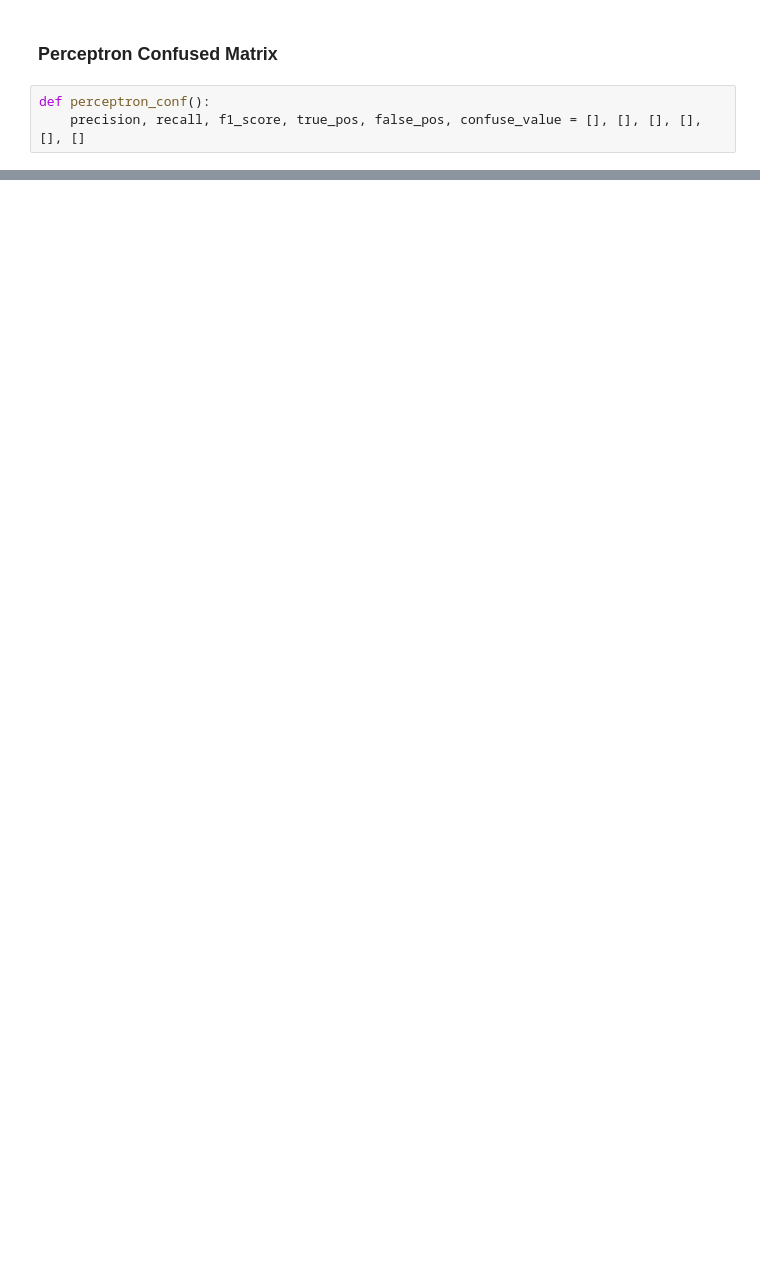
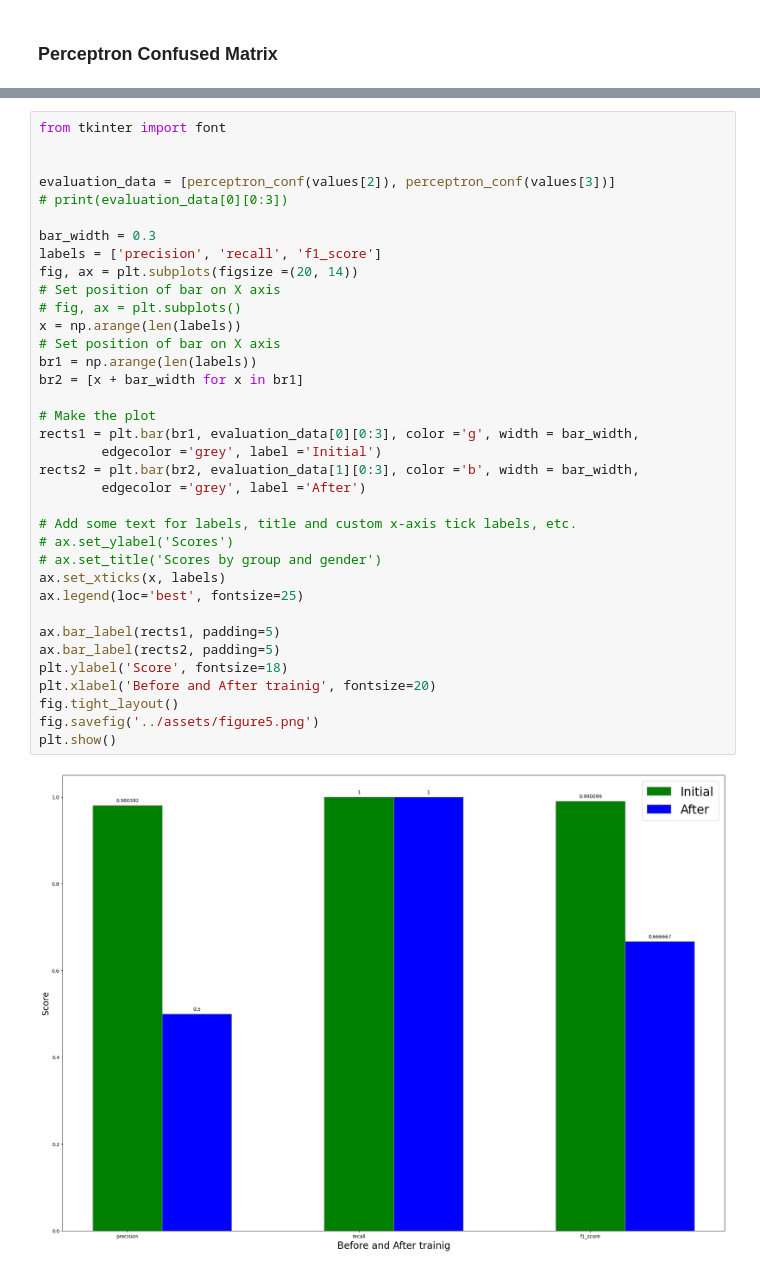
Before and after one commit to jacklvd/intelligent_sys, a Jupyter notebook: HW2/code/mnist.ipynb, the cells around one changed output, grey strips where cells are left out. Cells and saved outputs as stored; diff of their text form; blank space fills up the shorter version.

```diff
--- a/HW2/code/mnist.ipynb
+++ b/HW2/code/mnist.ipynb
@@ -285,5 +299,2 @@ Error is: 400
 # %% [markdown]
 ### Perceptron Confused Matrix
-# %%
-def perceptron_conf():
-    precision, recall, f1_score, true_pos, false_pos, confuse_value = [], [], [], [], [], []
@@ -289,0 +336,38 @@ def perceptron_conf():
+# %%
+from tkinter import font
+
+
+evaluation_data = [perceptron_conf(values[2]), perceptron_conf(values[3])]
+# print(evaluation_data[0][0:3])
+
+bar_width = 0.3
+labels = ['precision', 'recall', 'f1_score']
+fig, ax = plt.subplots(figsize =(20, 14))
+# Set position of bar on X axis
+# fig, ax = plt.subplots()
+x = np.arange(len(labels))
+# Set position of bar on X axis
+br1 = np.arange(len(labels))
+br2 = [x + bar_width for x in br1]
+
+# Make the plot
+rects1 = plt.bar(br1, evaluation_data[0][0:3], color ='g', width = bar_width,
+        edgecolor ='grey', label ='Initial')
+rects2 = plt.bar(br2, evaluation_data[1][0:3], color ='b', width = bar_width,
+        edgecolor ='grey', label ='After')
+
+# Add some text for labels, title and custom x-axis tick labels, etc.
+# ax.set_ylabel('Scores')
+# ax.set_title('Scores by group and gender')
+ax.set_xticks(x, labels)
+ax.legend(loc='best', fontsize=25)
+
+ax.bar_label(rects1, padding=5)
+ax.bar_label(rects2, padding=5)
+plt.ylabel('Score', fontsize=18)
+plt.xlabel('Before and After trainig', fontsize=20)
+fig.tight_layout()
+fig.savefig('../assets/figure5.png')
+plt.show()
+# %% [output]
+[figure, added]
```
Also changed, not shown: parts of 17 cells of this notebook, 9 other files.
